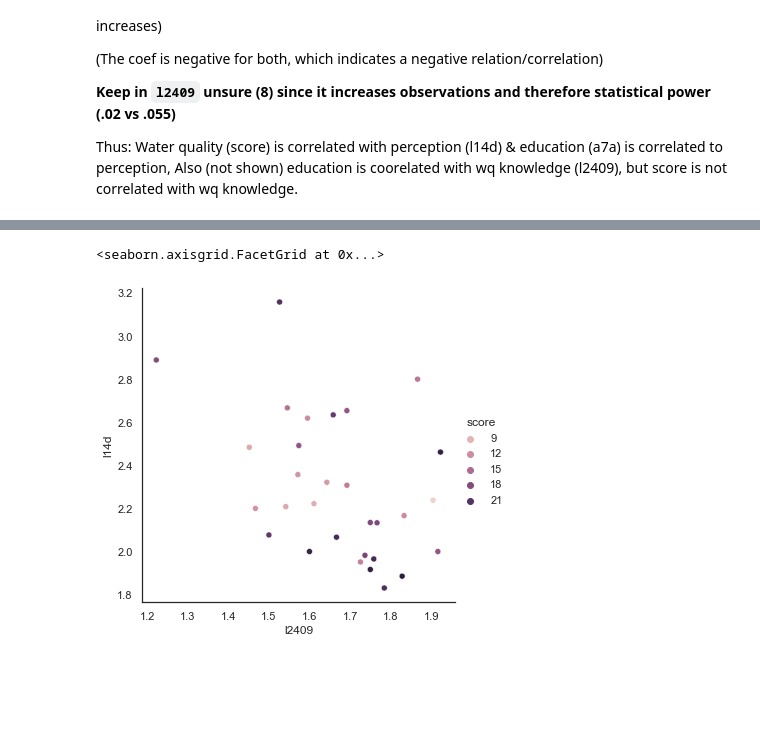
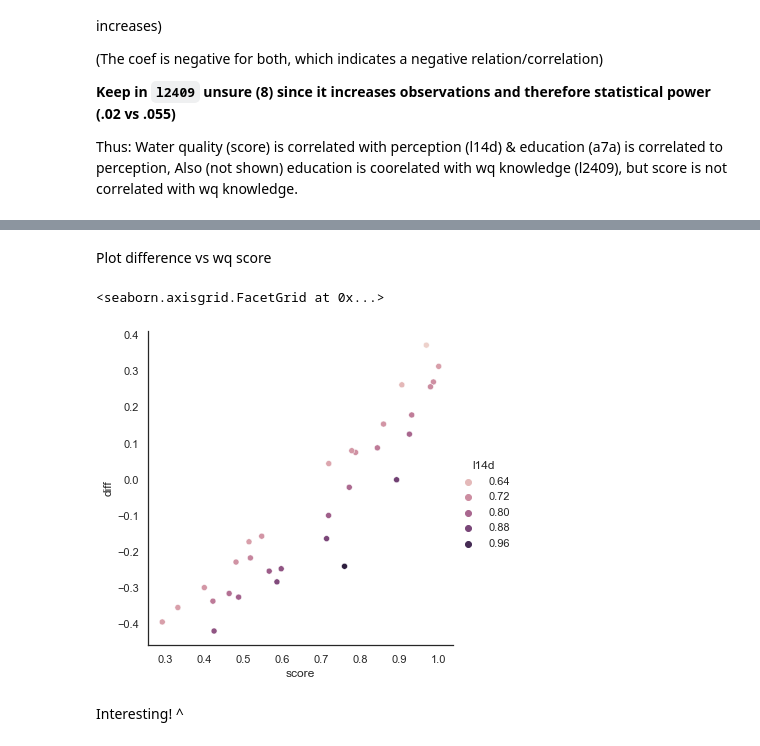
Before and after one commit to wrynearson/china-water, a Jupyter notebook: src/Thesis.ipynb, the cells around one changed output, grey strips where cells are left out. Drawn from its saved outputs; the diff is of its cells as text; code cells hidden in the pictures; blank space fills up the shorter version.

Commit message:
Added test analysis of score and perception difference

```diff
--- a/src/Thesis.ipynb
+++ b/src/Thesis.ipynb
@@ -672,0 +652,8 @@ wq_str_clean
+# %%
+wq_imp_clean = cgss_wq_imp_clean[
+    (cgss_wq_imp_clean.l14d > 0)
+     & (cgss_wq_imp_clean.l14d < 6)
+     & (cgss_wq_imp_clean.l2409 > 0)
+     # (cgss_wq_imp_clean.l2409 < 3)
+    ]
+wq_imp_clean
@@ -750,0 +757,3 @@ Thus: Water quality (score) is correlated with perception (l14d) & education (a7
+# %%
+tst = wq_imp_clean[['score','s41','l14d']].groupby('s41').agg('mean')
+tst.describe()
@@ -750,0 +772,2 @@ Thus: Water quality (score) is correlated with perception (l14d) & education (a7
+# %%
+test = tst.apply(lambda x: x/x.max(), axis=0)
@@ -750,0 +778,3 @@ Thus: Water quality (score) is correlated with perception (l14d) & education (a7
+# %%
+test['diff'] = test['score'] - test['l14d']
+test
@@ -751,10 +800,14 @@ Thus: Water quality (score) is correlated with perception (l14d) & education (a7
+# %% [markdown]
+Plot difference vs wq score
 # %%
 sns.relplot(
-    data=grp,
-    x='l2409',
-    y='l14d',
-    hue='score'
-)
+    data=test,
+    x="score",
+    y="diff",
+    hue='l14d'
+    )
 # %% [output]
 <seaborn.axisgrid.FacetGrid at 0x...>
-[figure, old version]
+[figure, new version]
+# %% [markdown]
+Interesting! ^
```
Also changed, not shown: parts of 12 cells of this notebook.
